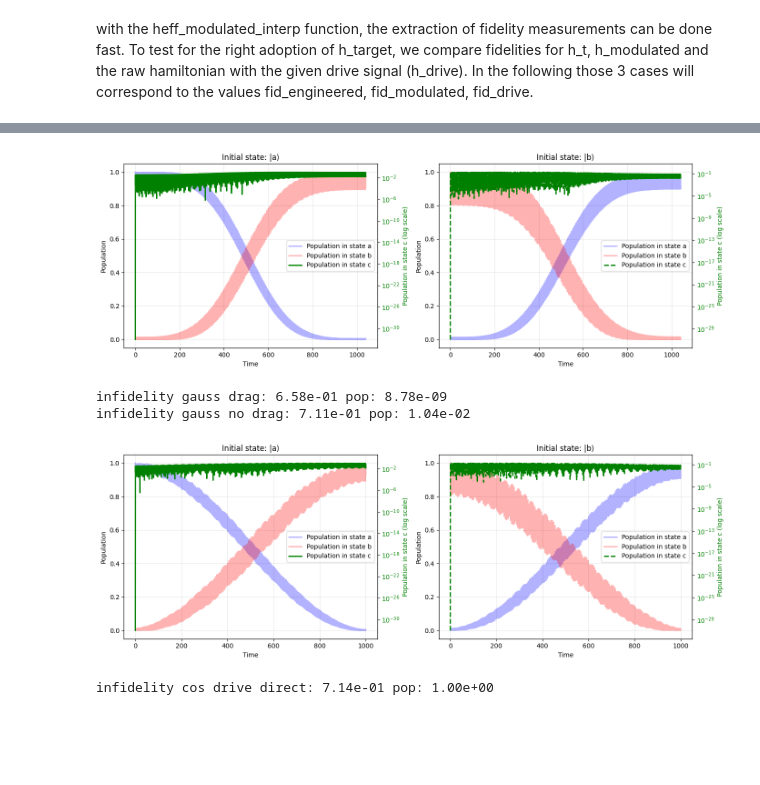
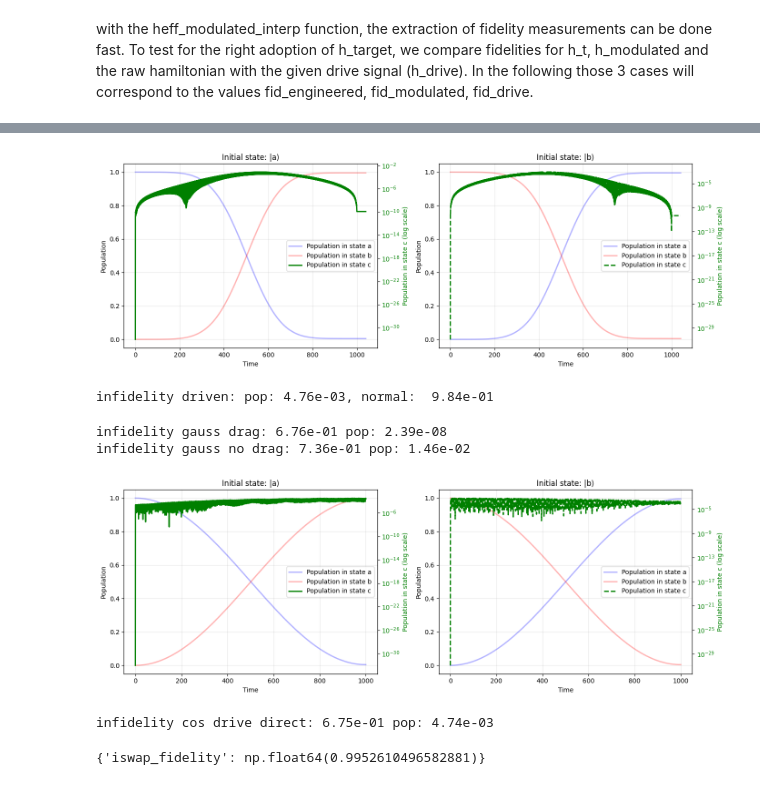
Before and after one commit to FlorianMaier04/TransmonCouplerSimulation, a Jupyter notebook: heff.ipynb, the cells around one changed output, grey strips where cells are left out. Cells and saved outputs as stored; diff of their text form; code cells hidden in the pictures; blank space fills up the shorter version.

Commit message:
drag implementation is working, for small gate times detune sets in

```diff
--- a/heff.ipynb
+++ b/heff.ipynb
@@ -11,9 +11,9 @@ from scipy.optimize import root
 
 s = Simulation()
 N_t = 500
-tg = 250 * 4
+tg = 250
 tlist = np.linspace(0, tg, N_t)
-sigma = 0.3
+sigma = 0.2
 
 # compute cos params
 cos_amp, cos_wd = compute_cos_params(s, tg)
@@ -274,6 +274,7 @@ def drive_wd_interp(t, args=None):
 
 def drive_amp_interp(t, args=None):
     if t <= tlist[0]:
+        return 0
         return drive_amp_real_precomputed[0] + 1j*drive_amp_imag_precomputed[0]
     if t >= tlist[-1]:
         return 0
@@ -355,11 +353,12 @@ infidelity modulated pop: 6.38e-06
 # %%
 # simulate the result directly over H0 and V1 from s
-lh = [s.H0_dressed, [s.V1_dressed, drive_signal_interp]]
-# f_d = extract_fidelity(lh, tlist_fid, sim=s)
+lh = [s.H0, [s.V1, drive_signal_interp]]
+f_d = extract_fidelity(lh, tlist_fid, sim=s)
 fpop_d = extract_pop_fid(lh, tlist_fid, plot=True, plot_c=True, s=s)['iswap_fidelity']
-# print(f"infidelity driven: {(1-f_d):.2e} pop: {(1-fpop_d):.2e}")
+print(f"infidelity driven: pop: {(1-fpop_d):.2e}, normal:  {1-f_d:.2e}")
 # %% [output]
-[figure, old version]
+[figure, new version]
+infidelity driven: pop: 4.76e-03, normal:  9.84e-01
 # %%
 # engineered
 tlist_fid = np.linspace(0, tg, 2300)
@@ -372,12 +371,14 @@ f_e_nodrag = extract_fidelity(ht_nodrag, tlist_fid)
 fpop_e_nodrag = extract_pop_fid(ht_nodrag, tlist_fid, plot=False)['iswap_fidelity']
 print(f"infidelity gauss no drag: {(1-f_e_nodrag):.2e} pop: {(1-fpop_e_nodrag):.2e}")
 # verify that drag improves the engineered outcome
-h_cos = [s.H0_dressed, [s.V1_dressed, lambda t, args: cos_amp * np.cos(cos_wd * t)]]
+h_cos = [s.H0, [s.V1, lambda t, args: cos_amp * np.cos(cos_wd * t)]]
 f_e_nodrag = extract_fidelity(h_cos, tlist_fid, sim = s)
-fpop_e_nodrag = extract_pop_fid(h_cos, tlist_fid, s=s, plot=True, plot_c = True)['iswap_fidelity']
-print(f"infidelity cos drive direct: {(1-f_e_nodrag):.2e} pop: {(1-fpop_e_nodrag):.2e}")
+fpop_e_nodrag = extract_pop_fid(h_cos, tlist_fid, s=s, plot=True, plot_c = True)
+print(f"infidelity cos drive direct: {(1-f_e_nodrag):.2e} pop: {(1-fpop_e_nodrag['iswap_fidelity']):.2e}")
+fpop_e_nodrag
 # %% [output]
-infidelity gauss drag: 6.58e-01 pop: 8.78e-09
-infidelity gauss no drag: 7.11e-01 pop: 1.04e-02
+infidelity gauss drag: 6.76e-01 pop: 2.39e-08
+infidelity gauss no drag: 7.36e-01 pop: 1.46e-02
-[figure, old version]
+[figure, new version]
-infidelity cos drive direct: 7.14e-01 pop: 1.00e+00
+infidelity cos drive direct: 6.75e-01 pop: 4.74e-03
+{'iswap_fidelity': np.float64(0.9952610496582881)}
```
Also changed, not shown: parts of 7 cells of this notebook, 5 other files.
